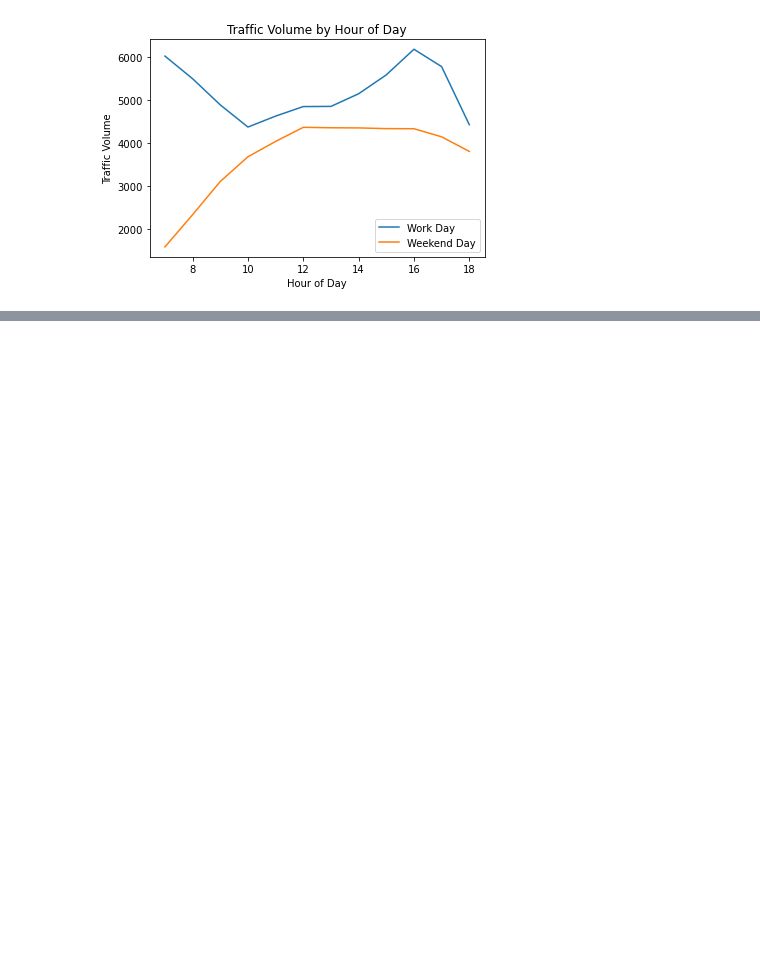
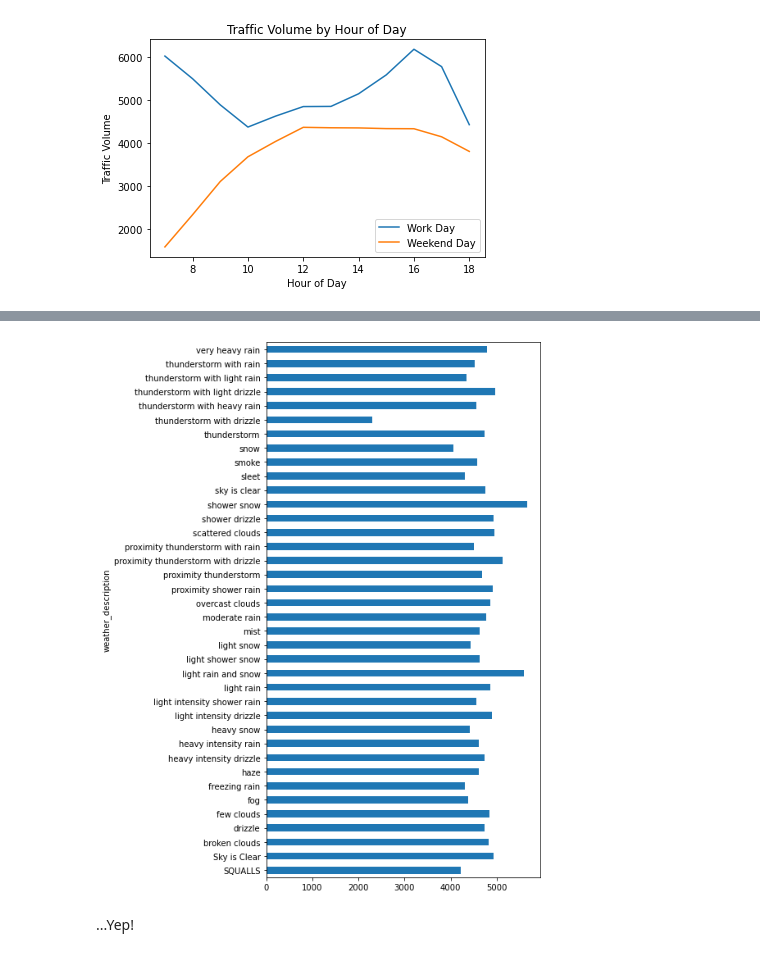
Before and after one commit to sfreema/LearningProjects, a Jupyter notebook: Finding_Heavy_Traffic_Indicators_on_I-94/traffic_indicators.ipynb, the cells around one changed output, grey strips where cells are left out. Drawn from its saved outputs; the diff is of its cells as text; code cells hidden in the pictures; blank space fills up the shorter version.

```diff
--- a/Finding_Heavy_Traffic_Indicators_on_I-94/traffic_indicators.ipynb
+++ b/Finding_Heavy_Traffic_Indicators_on_I-94/traffic_indicators.ipynb
@@ -268,0 +320,8 @@ Again, not particularly surprising, but I guess it does support some basic hypot
+# %%
+by_weather_description = day_time.groupby('weather_description').mean()
+by_weather_description['traffic_volume'].plot.barh(figsize=(6,12))
+plt.show()
+# %% [output]
+[figure, added]
+# %% [markdown]
+...Yep!
```
Also changed, not shown: parts of 10 cells of this notebook.
